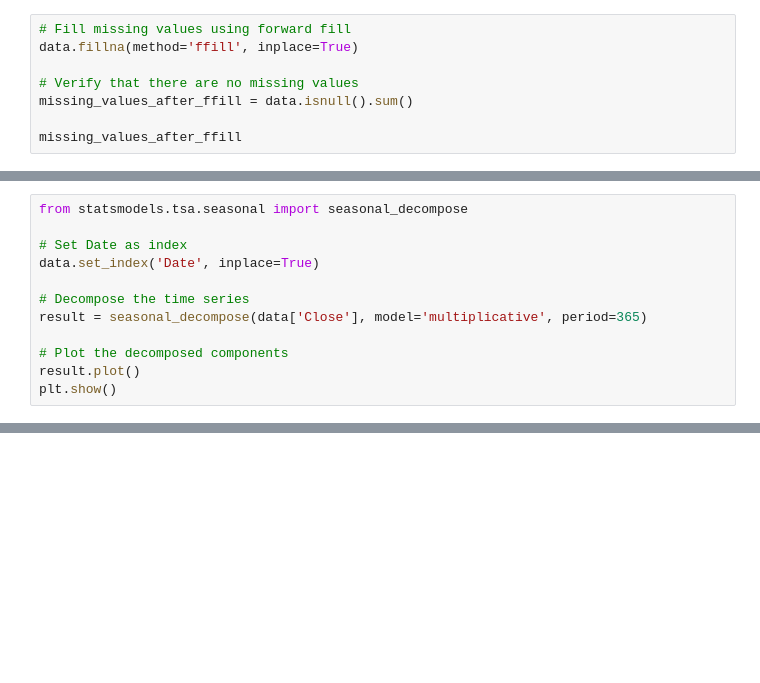
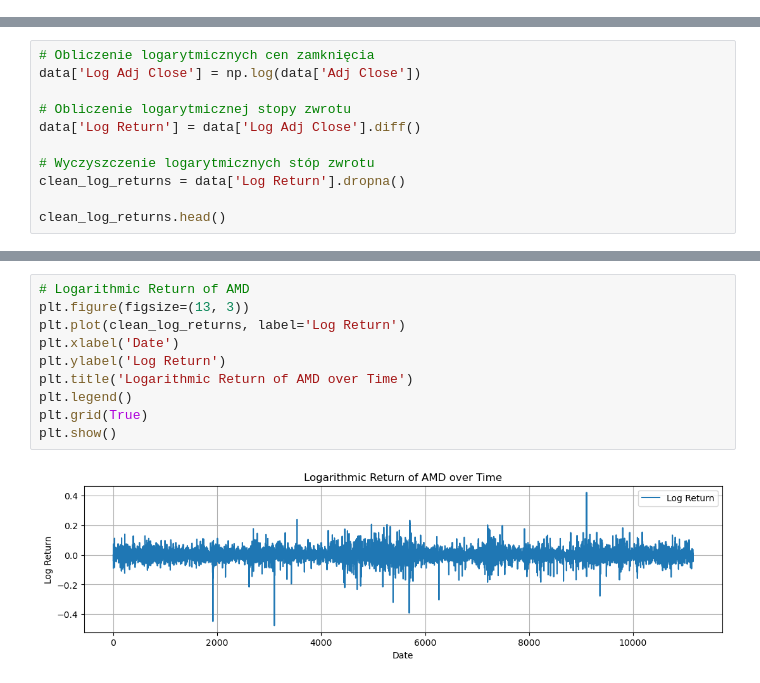
Before and after one commit to dawidgrabarczyk/stock-time-series-analysis, a Jupyter notebook: amd.ipynb, the cells around one changed output, grey strips where cells are left out. Saved outputs shown, nothing was run; the diff lists cells and outputs as text; blank space fills up the shorter version.

Commit message:
Update amd.ipynb
- log returns
- norm (curt + jb_test)
- random (Wald-Wolfowitz)

```diff
--- a/amd.ipynb
+++ b/amd.ipynb
@@ -35,8 +31,0 @@ dtype: int64
-# %%
-# Fill missing values using forward fill
-data.fillna(method='ffill', inplace=True)
-
-# Verify that there are no missing values
-missing_values_after_ffill = data.isnull().sum()
-
-missing_values_after_ffill
@@ -111,12 +31,0 @@ plt.show()
-# %%
-from statsmodels.tsa.seasonal import seasonal_decompose
-
-# Set Date as index
-data.set_index('Date', inplace=True)
-
-# Decompose the time series
-result = seasonal_decompose(data['Close'], model='multiplicative', period=365)
-
-# Plot the decomposed components
-result.plot()
-plt.show()
@@ -179,0 +34,11 @@ plt.show()
+# %%
+# Obliczenie logarytmicznych cen zamknięcia
+data['Log Adj Close'] = np.log(data['Adj Close'])
+
+# Obliczenie logarytmicznej stopy zwrotu
+data['Log Return'] = data['Log Adj Close'].diff()
+
+# Wyczyszczenie logarytmicznych stóp zwrotu
+clean_log_returns = data['Log Return'].dropna()
+
+clean_log_returns.head()
@@ -179,0 +61,12 @@ plt.show()
+# %%
+# Logarithmic Return of AMD
+plt.figure(figsize=(13, 3))
+plt.plot(clean_log_returns, label='Log Return')
+plt.xlabel('Date')
+plt.ylabel('Log Return')
+plt.title('Logarithmic Return of AMD over Time')
+plt.legend()
+plt.grid(True)
+plt.show()
+# %% [output]
+[figure, added]
```
Also changed, not shown: parts of 27 cells of this notebook.
